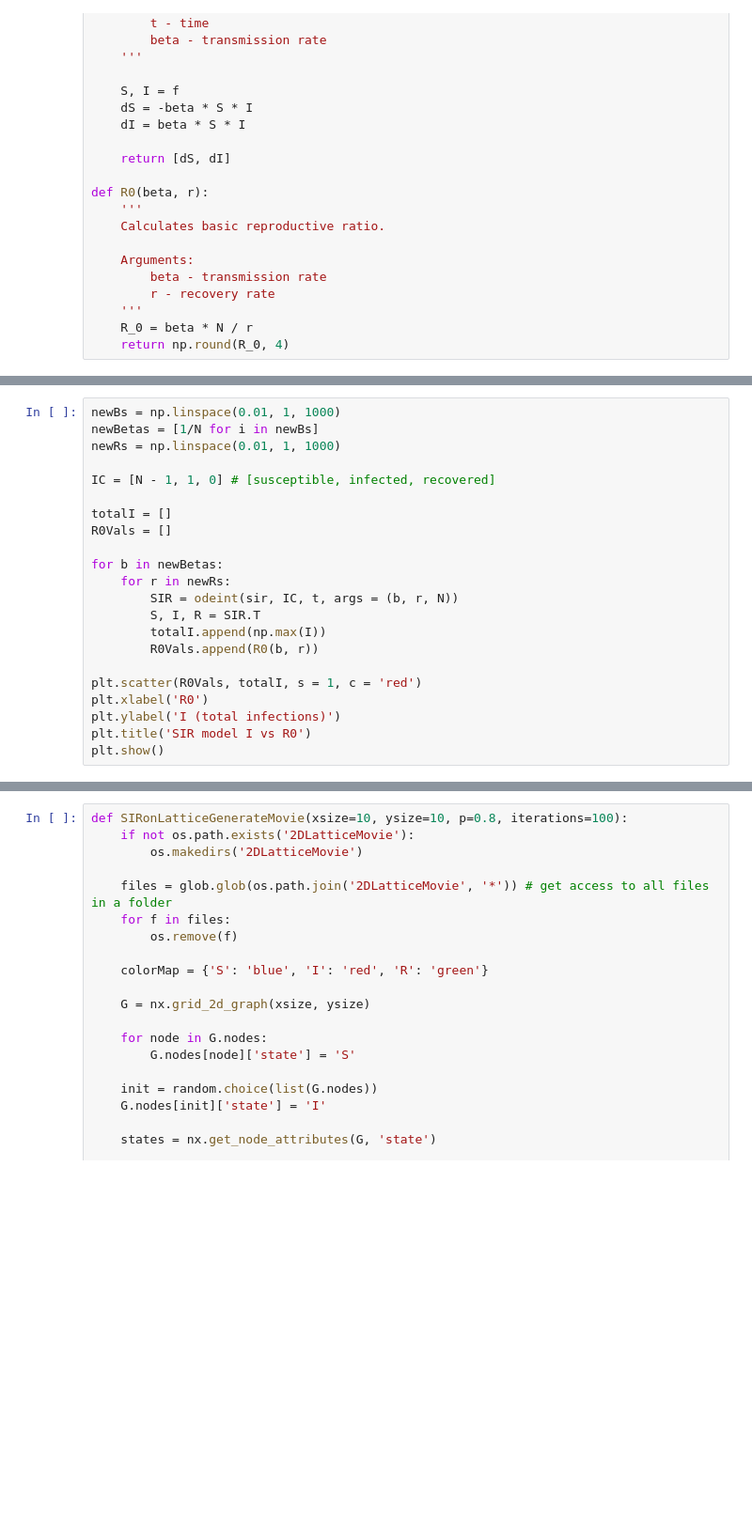
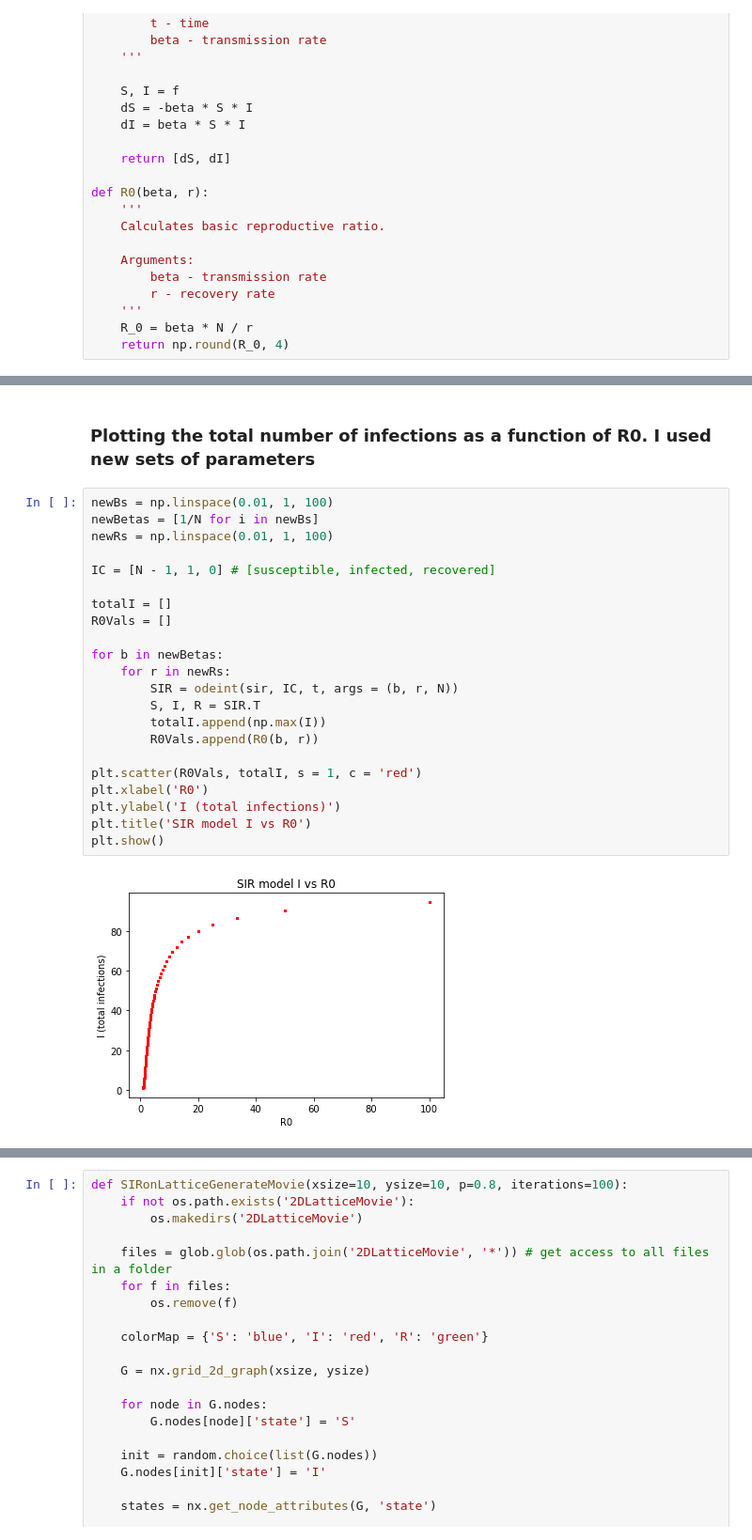
Before and after one commit to sjanus99/complexsystems, a Jupyter notebook: List5.ipynb, the cells around one changed output, grey strips where cells are left out. Shown at 94% size. Cells and saved outputs as stored; diff of their text form; blank space fills up the shorter version.

```diff
--- a/List5.ipynb
+++ b/List5.ipynb
@@ -153,22 +175,26 @@ plt.show()
+# %% [markdown]
+###  Plotting the total number of infections as a function of R0. I used new sets of parameters
 # %%
-newBs = np.linspace(0.01, 1, 1000)
+newBs = np.linspace(0.01, 1, 100)
 newBetas = [1/N for i in newBs]
-newRs = np.linspace(0.01, 1, 1000)
+newRs = np.linspace(0.01, 1, 100)
 
 IC = [N - 1, 1, 0] # [susceptible, infected, recovered]
 
 totalI = []
 R0Vals = []
 
 for b in newBetas:
     for r in newRs:
         SIR = odeint(sir, IC, t, args = (b, r, N))
         S, I, R = SIR.T
         totalI.append(np.max(I))
         R0Vals.append(R0(b, r))
 
 plt.scatter(R0Vals, totalI, s = 1, c = 'red')
 plt.xlabel('R0')
 plt.ylabel('I (total infections)')
 plt.title('SIR model I vs R0')
 plt.show()
+# %% [output]
+[figure, added]
```
Also changed, not shown: parts of 22 cells of this notebook.
